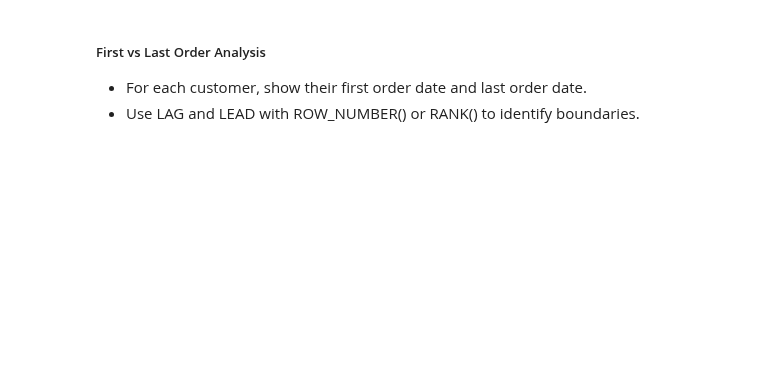
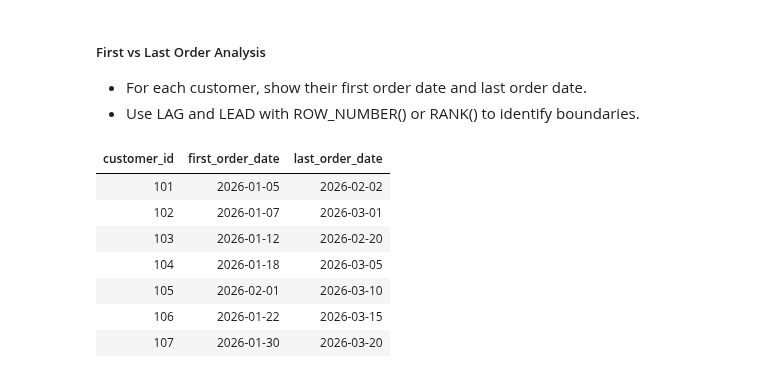
Before and after one commit to DilipMG/pyspark, a Jupyter notebook: Interview Preparartion/Lead & Lag in SQL.ipynb, the cells around one changed output. Saved outputs shown, nothing was run; the diff lists cells and outputs as text; code cells hidden in the pictures; blank space fills up the shorter version.

```diff
--- a/Interview Preparartion/Lead & Lag in SQL.ipynb
+++ b/Interview Preparartion/Lead & Lag in SQL.ipynb
@@ -479,3 +563,28 @@ result_df.show()
 
 - For each customer, show their first order date and last order date.
 - Use LAG and LEAD with ROW_NUMBER() or RANK() to identify boundaries.
+# %%
+%sql
+WITH ranked_orders AS (
+    SELECT
+        *,
+        ROW_NUMBER() OVER (PARTITION BY customer_id ORDER BY order_date ASC) AS rn_asc,
+        ROW_NUMBER() OVER (PARTITION BY customer_id ORDER BY order_date DESC) AS rn_desc
+    FROM orders
+)
+SELECT
+    customer_id,
+    MAX(CASE WHEN rn_asc = 1 THEN order_date END) AS first_order_date,
+    MAX(CASE WHEN rn_desc = 1 THEN order_date END) AS last_order_date
+FROM ranked_orders
+GROUP BY customer_id
+ORDER BY customer_id;
+# %% [output]
+| customer_id | first_order_date | last_order_date |
+| 101 | 2026-01-05 | 2026-02-02 |
+| 102 | 2026-01-07 | 2026-03-01 |
+| 103 | 2026-01-12 | 2026-02-20 |
+| 104 | 2026-01-18 | 2026-03-05 |
+| 105 | 2026-02-01 | 2026-03-10 |
+| 106 | 2026-01-22 | 2026-03-15 |
+| 107 | 2026-01-30 | 2026-03-20 |
```
Also changed, not shown: parts of 3 cells of this notebook.
